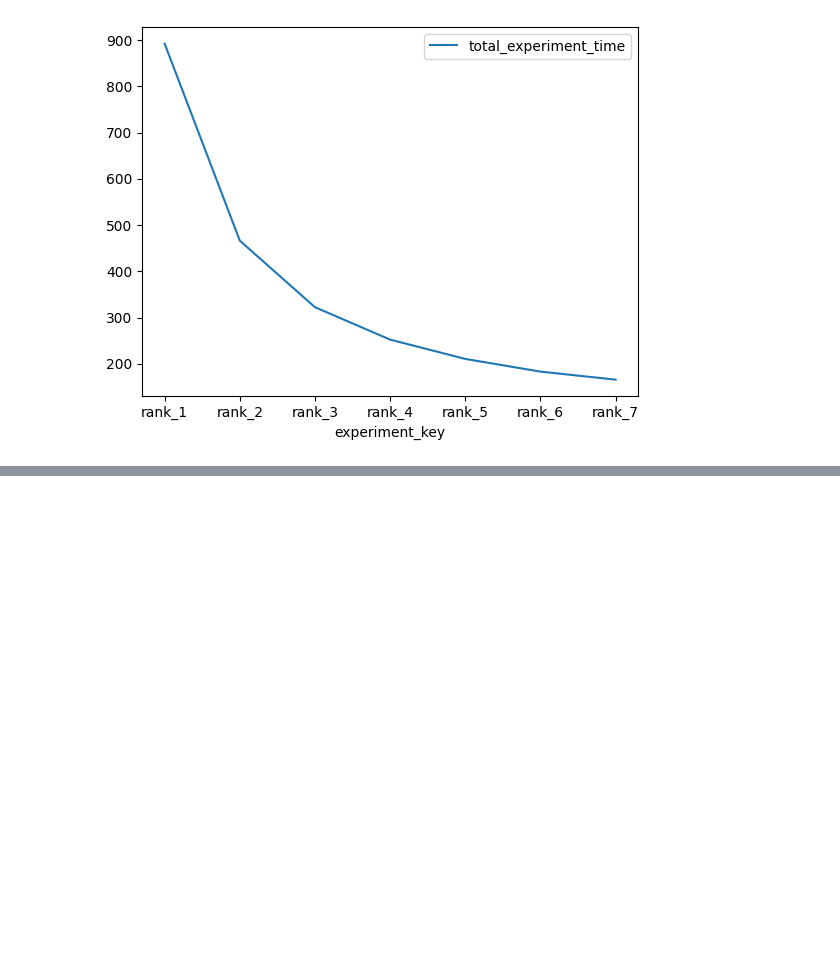
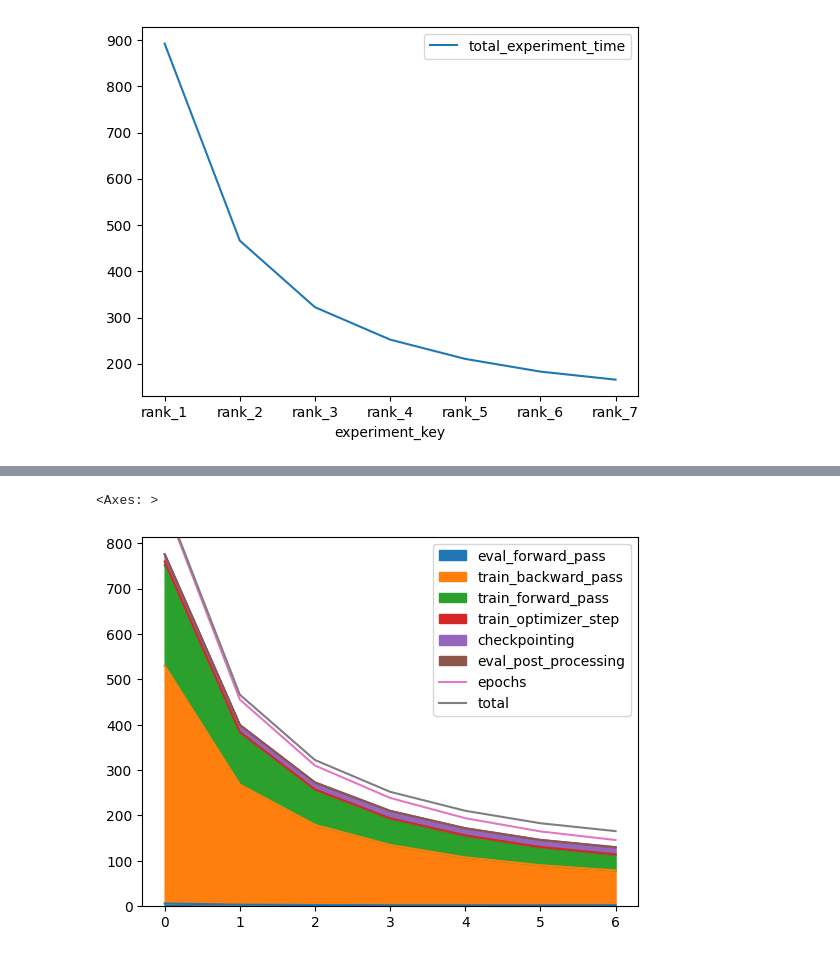
Before and after one commit to mlgym/mlgym, a Jupyter notebook: example/gpt2/huggingface_impl/viz_gpt2_hug_impl.ipynb, the cells around one changed output, grey strips where cells are left out. Drawn from its saved outputs; the diff is of its cells as text; code cells hidden in the pictures; blank space fills up the shorter version.

```diff
--- a/example/gpt2/huggingface_impl/viz_gpt2_hug_impl.ipynb
+++ b/example/gpt2/huggingface_impl/viz_gpt2_hug_impl.ipynb
@@ -57,0 +108,15 @@ ax = df_total_experiment_time[['total_experiment_time']].plot()
+# %%
+sum_keys_dict_2 = {
+    "experiment_key": ["experiment_key"],
+    "eval_forward_pass": ["eval_forward_pass"],
+    "train_backward_pass": ["train_backward_pass"],
+    "train_forward_pass": ["train_forward_pass"],
+    "train_optimizer_step": ["train_optimizer_step"],
+    "checkpointing": ["checkpointing"],
+    "eval_post_processing": ["eval_post_processing"],
+    "epochs": ['epoch_time'],
+    "total": ["total_experiment_time"]
+}
+
+df_durations_2 = create_sumfitted_df(exp_df, sum_keys_dict_2)
+df_durations_2
@@ -57,0 +132,6 @@ ax = df_total_experiment_time[['total_experiment_time']].plot()
+# %%
+ax = df_durations_2[["eval_forward_pass", "train_backward_pass", "train_forward_pass", "train_optimizer_step", "checkpointing", "eval_post_processing"]].plot.area()
+df_durations_2[["epochs", "total"]].plot(ax=ax)
+# %% [output]
+<Axes: >
+[figure, added]
```
Also changed, not shown: parts of 4 cells of this notebook.
